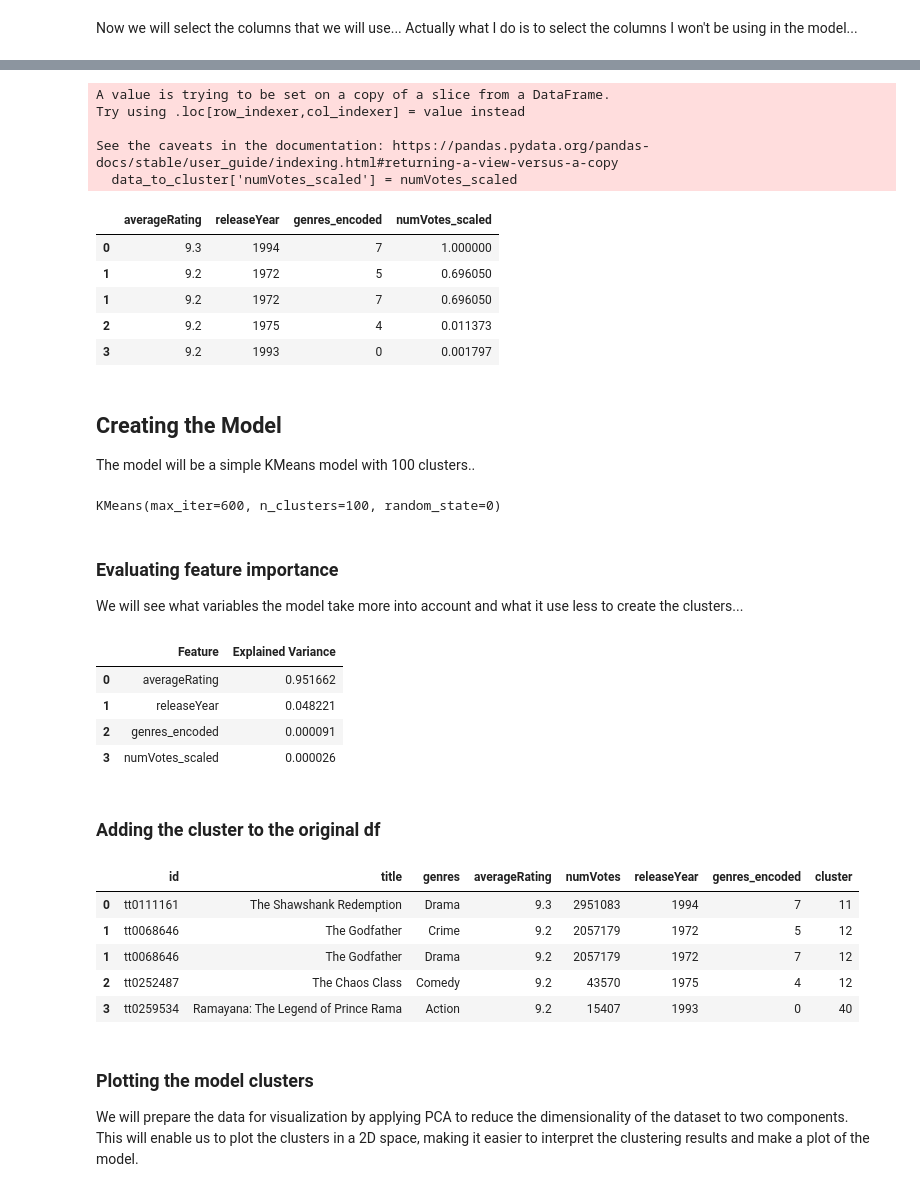
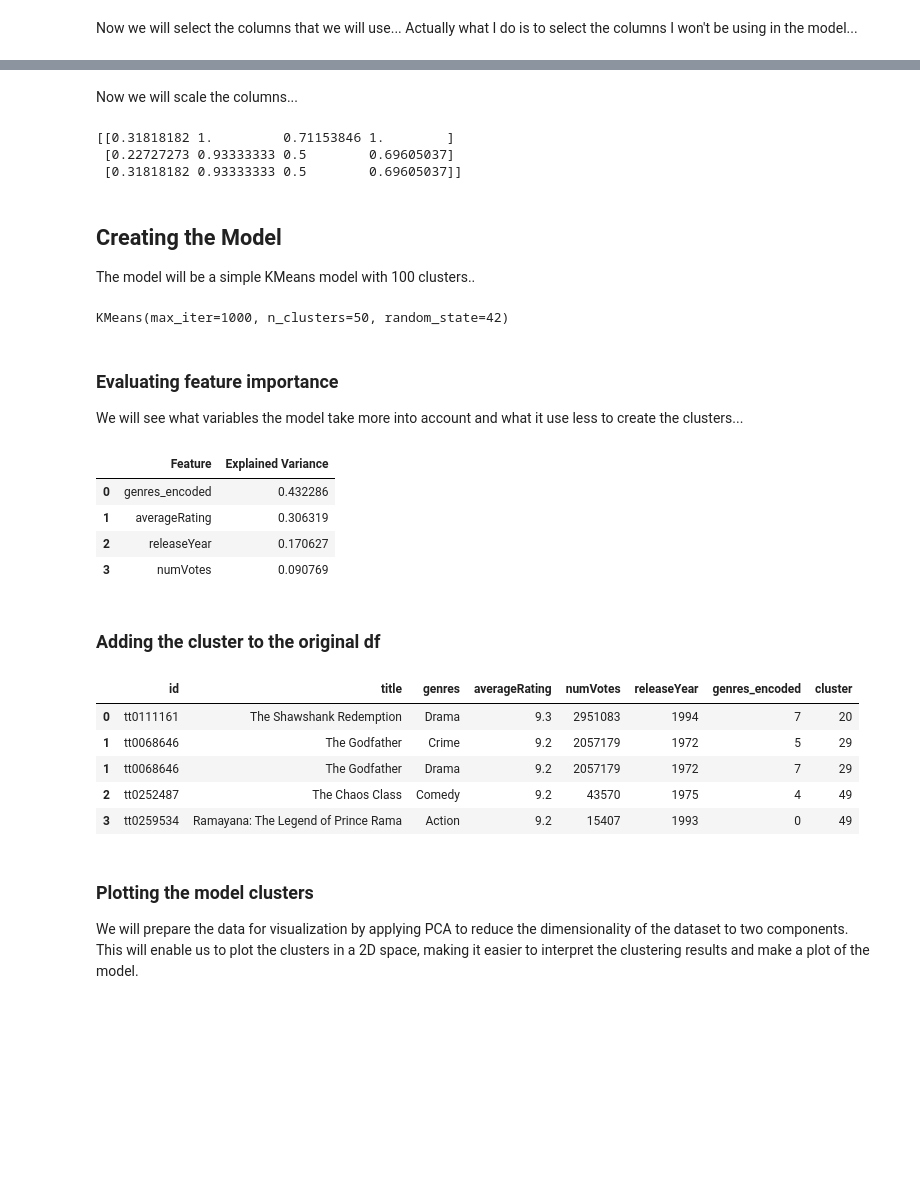
Before and after one commit to agustinnb/Data-Science, a Jupyter notebook: Clustering/Scikit-Learn/Movie Clustering/IMDB_movies_clustering.ipynb, the cells around one changed output, grey strips where cells are left out. Drawn from its saved outputs; the diff is of its cells as text; code cells hidden in the pictures; blank space fills up the shorter version.

```diff
--- a/Clustering/Scikit-Learn/Movie Clustering/IMDB_movies_clustering.ipynb
+++ b/Clustering/Scikit-Learn/Movie Clustering/IMDB_movies_clustering.ipynb
@@ -164,7 +159,10 @@ numVotes_scaled = numVotes_scaler.fit_transform(df_movies['numVotes'].values.res
 Now we will select the columns that we will use... Actually what I do is to select the columns I won't be using in the model...
 # %%
 # Select the data to cluster, excluding specified columns
-data_to_cluster = df_movies.loc[:, ~df_movies.columns.isin(['id', 'title', 'votes_per_rating', 'genres', 'numVotes'])]
+data_to_cluster = df_movies.loc[:, ~df_movies.columns.isin(['id', 'title', 'votes_per_rating', 'genres'])]
+
+# Rearrange columns
+data_to_cluster = data_to_cluster[['genres_encoded', 'averageRating', 'releaseYear', 'numVotes']]
 
 data_to_cluster.head()
 # %% [output]
@@ -179,56 +175,53 @@ And add the numVotes_scaled column...
-# %%
-# Fit and transform the data
-data_to_cluster['numVotes_scaled'] = numVotes_scaled
-
-# Verify the changes
-data_to_cluster.head()
-# %% [output]
-A value is trying to be set on a copy of a slice from a DataFrame.
-Try using .loc[row_indexer,col_indexer] = value instead
-
-See the caveats in the documentation: https://pandas.pydata.org/pandas-docs/stable/user_guide/indexing.html#returning-a-view-versus-a-copy
-  data_to_cluster['numVotes_scaled'] = numVotes_scaled
-|  | averageRating | releaseYear | genres_encoded | numVotes_scaled |
-| 0 | 9.3 | 1994 | 7 | 1.000000 |
-| 1 | 9.2 | 1972 | 5 | 0.696050 |
-| 1 | 9.2 | 1972 | 7 | 0.696050 |
-| 2 | 9.2 | 1975 | 4 | 0.011373 |
-| 3 | 9.2 | 1993 | 0 | 0.001797 |
+# %% [markdown]
+Now we will scale the columns...
+# %%
+# Initialize the MinMaxScaler
+data_to_cluster_scaler = MinMaxScaler()
+data_to_cluster_scaled = data_to_cluster_scaler.fit_transform(data_to_cluster)
+
+# Verify the changes
+print(data_to_cluster_scaled[:3])
+# %% [output]
+[[0.31818182 1.         0.71153846 1.        ]
+ [0.22727273 0.93333333 0.5        0.69605037]
+ [0.31818182 0.93333333 0.5        0.69605037]]
 # %% [markdown]
 ## Creating the Model
 The model will be a simple KMeans model with 100 clusters..
 # %%
-kmeans=KMeans(n_clusters = 100, init = 'k-means++', max_iter=600, random_state=0)
-kmeans.fit(data_to_cluster)
+
+# Fit the KMeans model with the weighted data
+kmeans=KMeans(n_clusters = 50, init = 'k-means++', max_iter=1000, random_state=42)
+kmeans.fit(data_to_cluster_scaled)
 # %% [output]
-KMeans(max_iter=600, n_clusters=100, random_state=0)
+KMeans(max_iter=1000, n_clusters=50, random_state=42)
 # %% [markdown]
 ### Evaluating feature importance
 We will see what variables the model take more into account and what it use less to create the clusters...
 # %%
 # Fit PCA to the data
-pca = PCA(n_components=data_to_cluster.shape[1])
-pca.fit(data_to_cluster)
+pca = PCA(n_components=data_to_cluster_scaled.shape[1])
+pca.fit(data_to_cluster_scaled)
 
 # Get the explained variance ratio for each component
 explained_variance = pca.explained_variance_ratio_
 
 # Create a DataFrame to display the importance of each feature
 feature_importance = pd.DataFrame({
     'Feature': data_to_cluster.columns,
     'Explained Variance': explained_variance
 })
 
 # Sort by explained variance
 feature_importance = feature_importance.sort_values(by='Explained Variance', ascending=False)
 
 feature_importance
 # %% [output]
 |  | Feature | Explained Variance |
-| 0 | averageRating | 0.951662 |
-| 1 | releaseYear | 0.048221 |
-| 2 | genres_encoded | 0.000091 |
-| 3 | numVotes_scaled | 0.000026 |
+| 0 | genres_encoded | 0.432286 |
+| 1 | averageRating | 0.306319 |
+| 2 | releaseYear | 0.170627 |
+| 3 | numVotes | 0.090769 |
 # %% [markdown]
 ### Adding the cluster to the original df
 # %%
@@ -236,11 +229,11 @@ df_movies['cluster'] = kmeans.labels_
 df_movies.head()
 # %% [output]
 |  | id | title | genres | averageRating | numVotes | releaseYear | genres_encoded | cluster |
-| 0 | tt0111161 | The Shawshank Redemption | Drama | 9.3 | 2951083 | 1994 | 7 | 11 |
-| 1 | tt0068646 | The Godfather | Crime | 9.2 | 2057179 | 1972 | 5 | 12 |
-| 1 | tt0068646 | The Godfather | Drama | 9.2 | 2057179 | 1972 | 7 | 12 |
-| 2 | tt0252487 | The Chaos Class | Comedy | 9.2 | 43570 | 1975 | 4 | 12 |
-| 3 | tt0259534 | Ramayana: The Legend of Prince Rama | Action | 9.2 | 15407 | 1993 | 0 | 40 |
+| 0 | tt0111161 | The Shawshank Redemption | Drama | 9.3 | 2951083 | 1994 | 7 | 20 |
+| 1 | tt0068646 | The Godfather | Crime | 9.2 | 2057179 | 1972 | 5 | 29 |
+| 1 | tt0068646 | The Godfather | Drama | 9.2 | 2057179 | 1972 | 7 | 29 |
+| 2 | tt0252487 | The Chaos Class | Comedy | 9.2 | 43570 | 1975 | 4 | 49 |
+| 3 | tt0259534 | Ramayana: The Legend of Prince Rama | Action | 9.2 | 15407 | 1993 | 0 | 49 |
 # %% [markdown]
 ### Plotting the model clusters
 We will prepare the data for visualization by applying PCA to reduce the dimensionality of the dataset to two components. <br>
```
Also changed, not shown: parts of 7 cells of this notebook.
